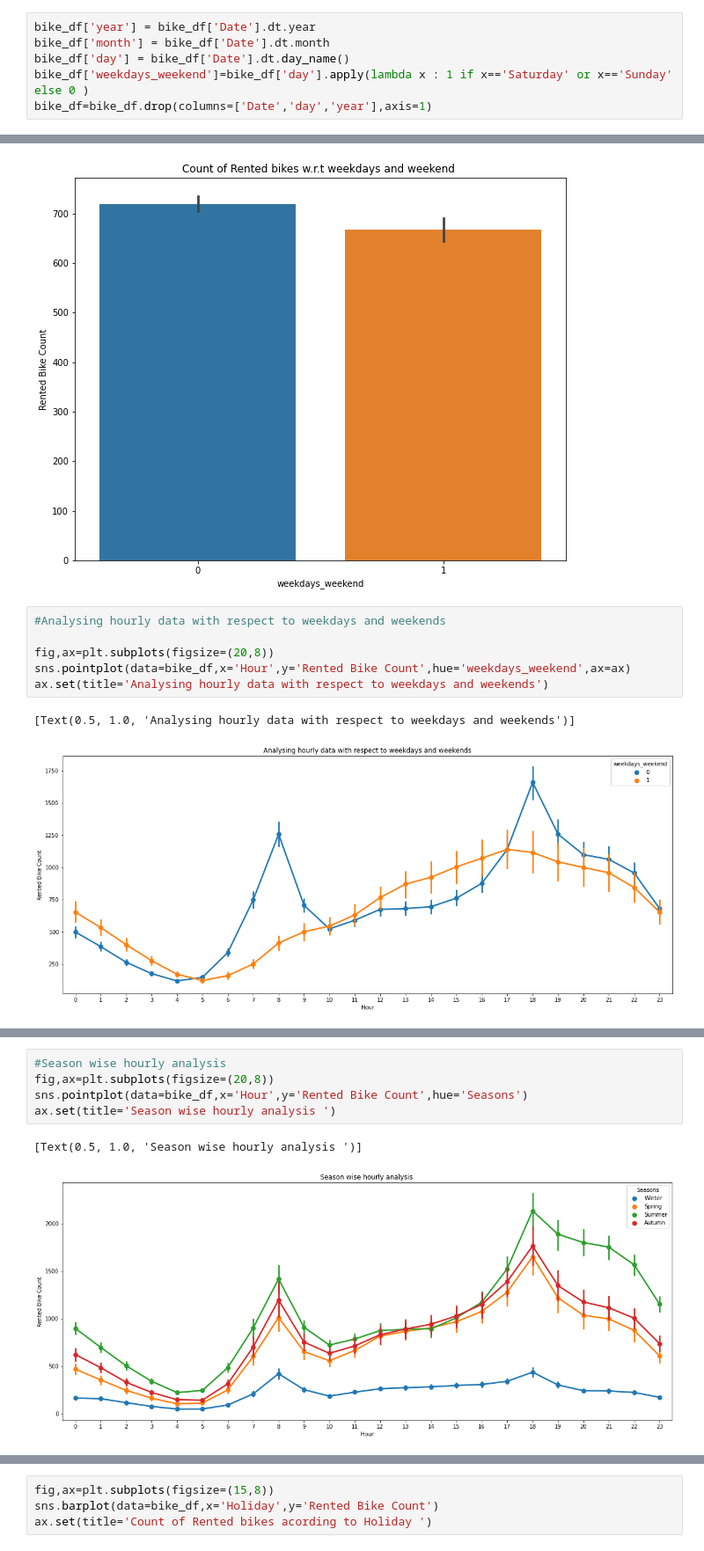
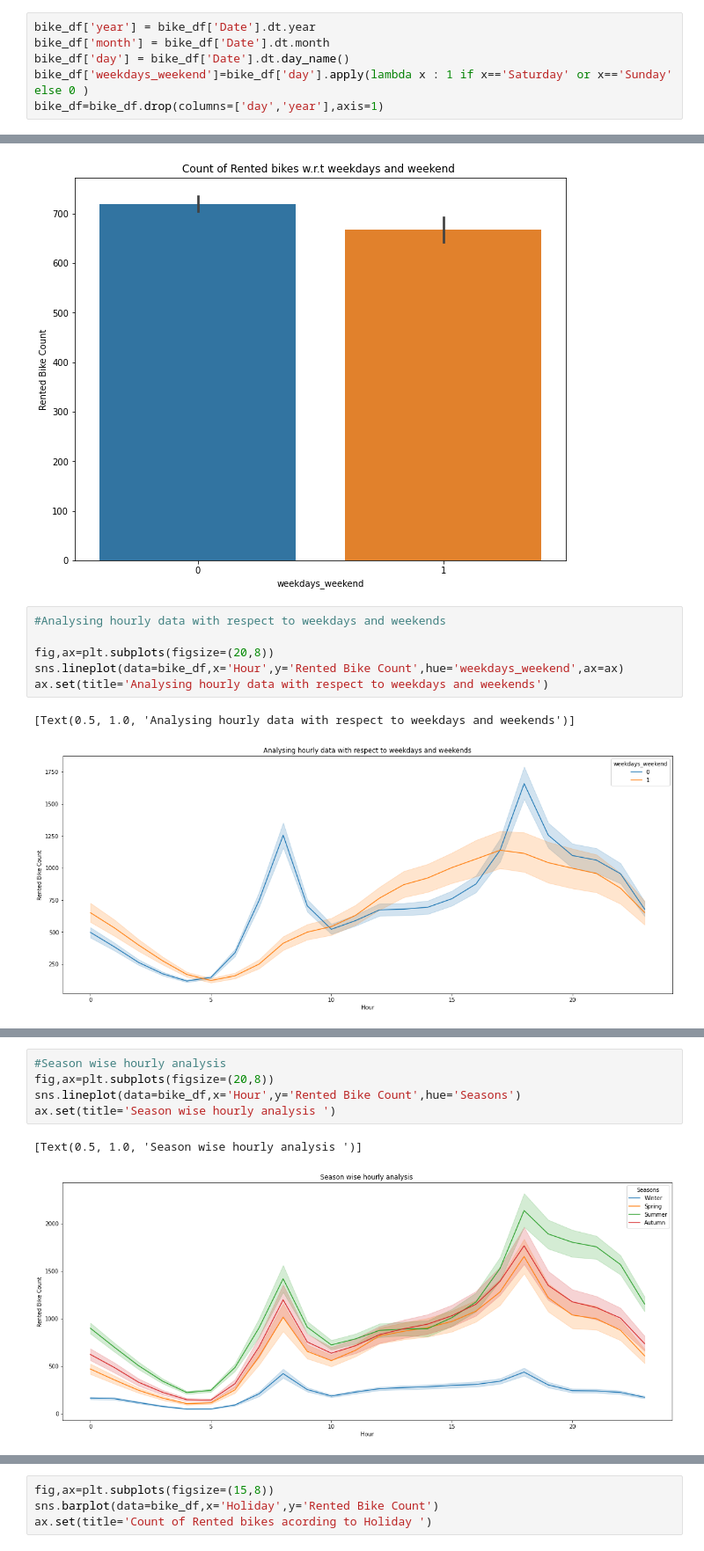
Before and after one commit to Rochakr4/Bike-Sharing-Demand-Prediction---Capstone-Project, a Jupyter notebook: Bike_Sharing_Demand_Prediction_Capstone_Project.ipynb, the cells around one changed output, grey strips where cells are left out. Shown at 88% size. Saved outputs shown, nothing was run; the diff lists cells and outputs as text.

```diff
--- a/Bike_Sharing_Demand_Prediction_Capstone_Project.ipynb
+++ b/Bike_Sharing_Demand_Prediction_Capstone_Project.ipynb
@@ -152,7 +158,7 @@ bike_df['year'] = bike_df['Date'].dt.year
 bike_df['month'] = bike_df['Date'].dt.month
 bike_df['day'] = bike_df['Date'].dt.day_name()
 bike_df['weekdays_weekend']=bike_df['day'].apply(lambda x : 1 if x=='Saturday' or x=='Sunday' else 0 )
-bike_df=bike_df.drop(columns=['Date','day','year'],axis=1)
+bike_df=bike_df.drop(columns=['day','year'],axis=1)
 # %%
 bike_df.head()
 # %% [output]
@@ -180,11 +186,11 @@ ax.set(title='Count of Rented bikes w.r.t weekdays and weekend ')
 #Analysing hourly data with respect to weekdays and weekends
 
 fig,ax=plt.subplots(figsize=(20,8))
-sns.pointplot(data=bike_df,x='Hour',y='Rented Bike Count',hue='weekdays_weekend',ax=ax)
+sns.lineplot(data=bike_df,x='Hour',y='Rented Bike Count',hue='weekdays_weekend',ax=ax)
 ax.set(title='Analysing hourly data with respect to weekdays and weekends')
 # %% [output]
 [Text(0.5, 1.0, 'Analysing hourly data with respect to weekdays and weekends')]
-[figure, old version]
+[figure, new version]
 # %%
 #anlysis of data by vizualisation
 Seasons_piechart=px.pie(bike_df.groupby('Seasons')['Rented Bike Count'].mean().reset_index(),
@@ -197,8 +203,8 @@ Seasons_piechart.show()
 # %%
 #Season wise hourly analysis
 fig,ax=plt.subplots(figsize=(20,8))
-sns.pointplot(data=bike_df,x='Hour',y='Rented Bike Count',hue='Seasons')
+sns.lineplot(data=bike_df,x='Hour',y='Rented Bike Count',hue='Seasons')
 ax.set(title='Season wise hourly analysis ')
 # %% [output]
 [Text(0.5, 1.0, 'Season wise hourly analysis ')]
-[figure, old version]
+[figure, new version]
```
Also changed, not shown: parts of 108 cells of this notebook.
